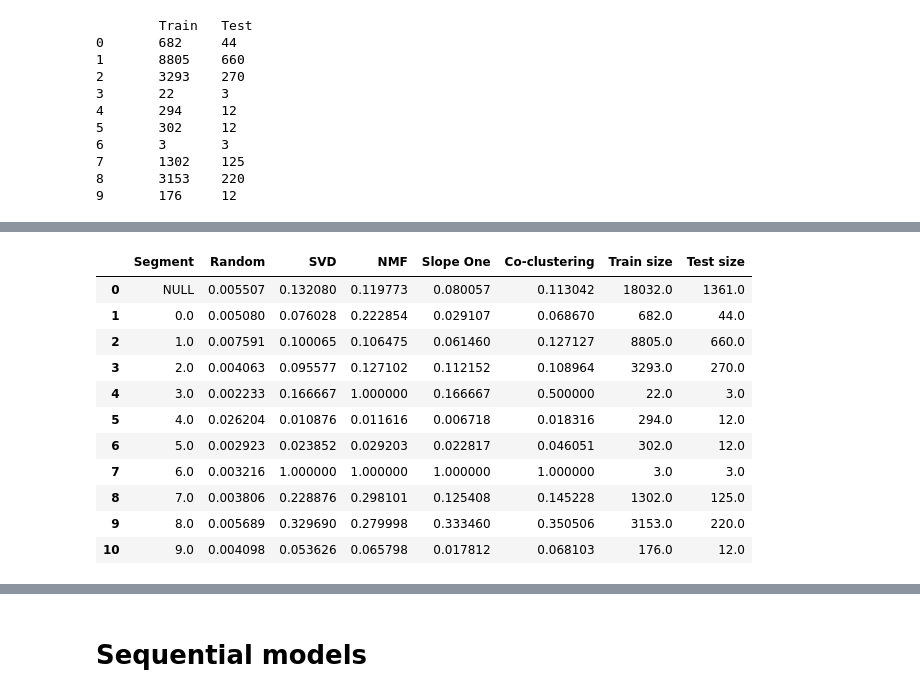
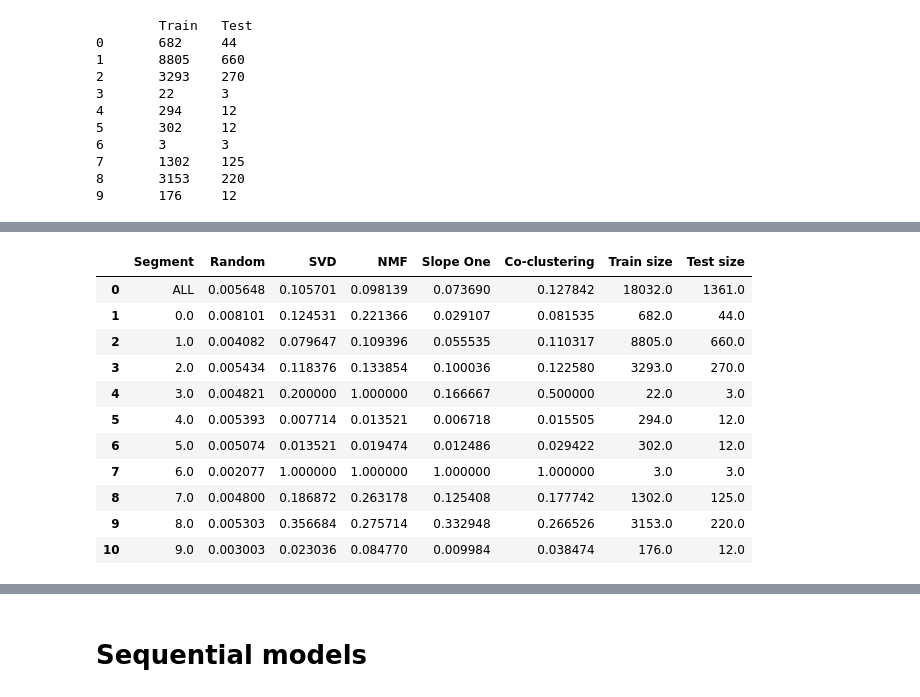
Before and after one commit to Zuvrex/VKR, a Jupyter notebook: notebook.ipynb, the cells around one changed output, grey strips where cells are left out. Saved outputs shown, nothing was run; the diff lists cells and outputs as text; code cells hidden in the pictures.

```diff
--- a/notebook.ipynb
+++ b/notebook.ipynb
@@ -679,23 +626,13 @@ def map_k(data, k=None):
         ap += [average_precision_score(data[data['user'] == i]['value'], data[data['user'] == i]['pred'])]
     return np.mean(ap)
 # %%
-# print('Random:', map_k(get_df(RandNorm_pred), 5))
-# print('SVD:', map_k(get_df(SVD_pred), 5))
-# # print('SVD++:', map_k(get_df(SVDpp_pred), 5))
-# print('NMF:', map_k(get_df(NMF_pred), 5))
-# print('Slope One:', map_k(get_df(SlopeOne_pred), 5))
-# print('Co-clustering:', map_k(get_df(CoClustering_pred), 5))
-# # print('k-NN:', map_k(get_df(KNN_pred), 5))
-
 res = pd.DataFrame({
     'Segment': 'ALL',
-    'Random': [map_k(get_df(RandNorm_pred), 5)],
-    'SVD': [map_k(get_df(SVD_pred), 5)],
-    # 'SVD++': [map_k(get_df(SVDpp_pred), 5)],
-    'NMF': [map_k(get_df(NMF_pred), 5)],
-    'Slope One': [map_k(get_df(SlopeOne_pred), 5)],
-    'Co-clustering': [map_k(get_df(CoClustering_pred), 5)],
-    # 'k-NN': [map_k(get_df(KNN_pred), 5)],
+    'Random': [map_k(get_df(RandNorm_pred))],
+    'SVD': [map_k(get_df(SVD_pred))],
+    'NMF': [map_k(get_df(NMF_pred))],
+    'Slope One': [map_k(get_df(SlopeOne_pred))],
+    'Co-clustering': [map_k(get_df(CoClustering_pred))],
     'Train size': [len(X_train[X_train['value'] > 0])],
     'Test size': [len(X_test[X_test['value'] > 0])]
 })
@@ -755,7 +670,7 @@ def seg_rec(c):
     data_test = Dataset.load_from_df(X_test[X_test['label'] == c][['user_id', 'item_id', 'value']], reader).build_full_trainset().build_testset()
 
 
-    algo = SVD(n_factors=20, n_epochs=20, lr_all=0.01, reg_all=0.01, verbose=True)
+    algo = SVD(n_factors=20, n_epochs=20, lr_all=0.01, reg_all=0.01, verbose=False)
     algo.fit(data_train)
     SVD_pred = algo.test(data_test)
     print('SVD')
@@ -763,15 +678,7 @@ def seg_rec(c):
     accuracy.mae(SVD_pred)
     print()
 
-    # algo = SVDpp(n_factors=40, n_epochs=100, lr_all=0.01, reg_all=0.001, verbose=True)
-    # algo.fit(data_train)
-    # SVDpp_pred = algo.test(data_test)
-    # print('SVD++')
-    # accuracy.rmse(SVDpp_pred)
-    # accuracy.mae(SVDpp_pred)
-    # print()
-
-    algo = NMF(n_factors=20, n_epochs=20, reg_pu=0.01, reg_qi=0.01, reg_bu=0.01, reg_bi=0.01, lr_bu=0.01, lr_bi=0.01, verbose=True)
+    algo = NMF(n_factors=20, n_epochs=20, reg_pu=0.01, reg_qi=0.01, reg_bu=0.01, reg_bi=0.01, lr_bu=0.01, lr_bi=0.01, verbose=False)
     algo.fit(data_train)
     NMF_pred = algo.test(data_test)
     print('NMF')
@@ -787,21 +694,13 @@ def seg_rec(c):
     accuracy.mae(SlopeOne_pred)
     print()
 
-    algo = CoClustering(n_cltr_u=5, n_cltr_i=5, n_epochs=10, verbose=True)
+    algo = CoClustering(n_cltr_u=5, n_cltr_i=5, n_epochs=10, verbose=False)
     algo.fit(data_train)
     CoClustering_pred = algo.test(data_test)
     print('Co-clustering')
     accuracy.rmse(CoClustering_pred)
     accuracy.mae(CoClustering_pred)
     print()
-
-    # algo = KNNWithMeans(k=15, min_k=10, verbose=True)
-    # algo.fit(data_train)
-    # KNN_pred = algo.test(data_test)
-    # print('k-NN')
-    # accuracy.rmse(KNN_pred)
-    # accuracy.mae(KNN_pred)
-    # print()
 
     algo = NormalPredictor()
     algo.fit(data_train)
@@ -812,25 +711,13 @@ def seg_rec(c):
     print()
 
 
-    # print('cluser', c)
-    # print('Random:', map_k(get_df(RandNorm_pred), 5))
-    # print('SVD:', map_k(get_df(SVD_pred), 5))
-    # # print('SVD++:', map_k(get_df(SVDpp_pred), 5))
-    # print('NMF:', map_k(get_df(NMF_pred), 5))
-    # print('Slope One:', map_k(get_df(SlopeOne_pred), 5))
-    # print('Co-clustering:', map_k(get_df(CoClustering_pred), 5))
-    # # print('k-NN:', map_k(get_df(KNN_pred), 5))
-    # print('\n\n')
-
     return [
         c,
-        map_k(get_df(RandNorm_pred), 5),
-        map_k(get_df(SVD_pred), 5),
-        # map_k(get_df(SVDpp_pred), 5),
-        map_k(get_df(NMF_pred), 5),
-        map_k(get_df(SlopeOne_pred), 5),
-        map_k(get_df(CoClustering_pred), 5),
-        # map_k(get_df(KNN_pred), 5),
+        map_k(get_df(RandNorm_pred)),
+        map_k(get_df(SVD_pred)),
+        map_k(get_df(NMF_pred)),
+        map_k(get_df(SlopeOne_pred)),
+        map_k(get_df(CoClustering_pred)),
         len(X_train[(X_train['label'] == c) & (X_train['value'] > 0)]),
         len(X_test[(X_test['label'] == c) & (X_test['value'] > 0)])
     ]
@@ -1014,15 +921,15 @@ MAE:  0.0363
 |  | Segment | Random | SVD | NMF | Slope One | Co-clustering | Train size | Test size |
-| 0 | NULL | 0.005507 | 0.132080 | 0.119773 | 0.080057 | 0.113042 | 18032.0 | 1361.0 |
-| 1 | 0.0 | 0.005080 | 0.076028 | 0.222854 | 0.029107 | 0.068670 | 682.0 | 44.0 |
-| 2 | 1.0 | 0.007591 | 0.100065 | 0.106475 | 0.061460 | 0.127127 | 8805.0 | 660.0 |
-| 3 | 2.0 | 0.004063 | 0.095577 | 0.127102 | 0.112152 | 0.108964 | 3293.0 | 270.0 |
-| 4 | 3.0 | 0.002233 | 0.166667 | 1.000000 | 0.166667 | 0.500000 | 22.0 | 3.0 |
-| 5 | 4.0 | 0.026204 | 0.010876 | 0.011616 | 0.006718 | 0.018316 | 294.0 | 12.0 |
-| 6 | 5.0 | 0.002923 | 0.023852 | 0.029203 | 0.022817 | 0.046051 | 302.0 | 12.0 |
-| 7 | 6.0 | 0.003216 | 1.000000 | 1.000000 | 1.000000 | 1.000000 | 3.0 | 3.0 |
-| 8 | 7.0 | 0.003806 | 0.228876 | 0.298101 | 0.125408 | 0.145228 | 1302.0 | 125.0 |
-| 9 | 8.0 | 0.005689 | 0.329690 | 0.279998 | 0.333460 | 0.350506 | 3153.0 | 220.0 |
-| 10 | 9.0 | 0.004098 | 0.053626 | 0.065798 | 0.017812 | 0.068103 | 176.0 | 12.0 |
+| 0 | ALL | 0.005648 | 0.105701 | 0.098139 | 0.073690 | 0.127842 | 18032.0 | 1361.0 |
+| 1 | 0.0 | 0.008101 | 0.124531 | 0.221366 | 0.029107 | 0.081535 | 682.0 | 44.0 |
+| 2 | 1.0 | 0.004082 | 0.079647 | 0.109396 | 0.055535 | 0.110317 | 8805.0 | 660.0 |
+| 3 | 2.0 | 0.005434 | 0.118376 | 0.133854 | 0.100036 | 0.122580 | 3293.0 | 270.0 |
+| 4 | 3.0 | 0.004821 | 0.200000 | 1.000000 | 0.166667 | 0.500000 | 22.0 | 3.0 |
+| 5 | 4.0 | 0.005393 | 0.007714 | 0.013521 | 0.006718 | 0.015505 | 294.0 | 12.0 |
+| 6 | 5.0 | 0.005074 | 0.013521 | 0.019474 | 0.012486 | 0.029422 | 302.0 | 12.0 |
+| 7 | 6.0 | 0.002077 | 1.000000 | 1.000000 | 1.000000 | 1.000000 | 3.0 | 3.0 |
+| 8 | 7.0 | 0.004800 | 0.186872 | 0.263178 | 0.125408 | 0.177742 | 1302.0 | 125.0 |
+| 9 | 8.0 | 0.005303 | 0.356684 | 0.275714 | 0.332948 | 0.266526 | 3153.0 | 220.0 |
+| 10 | 9.0 | 0.003003 | 0.023036 | 0.084770 | 0.009984 | 0.038474 | 176.0 | 12.0 |
 # %%
 res_seg.append(pd.DataFrame(
     [['ALL_SEG'] + list(res_seg.iloc[1:, 1:-2].mul(res_seg.iloc[1:]['Test size'], axis=0).sum() / res_seg.iloc[0]['Test size']) + [res_seg.iloc[0]['Train size'], res_seg.iloc[0]['Test size']]],
```
Also changed, not shown: parts of 42 cells of this notebook, 1 other file.
